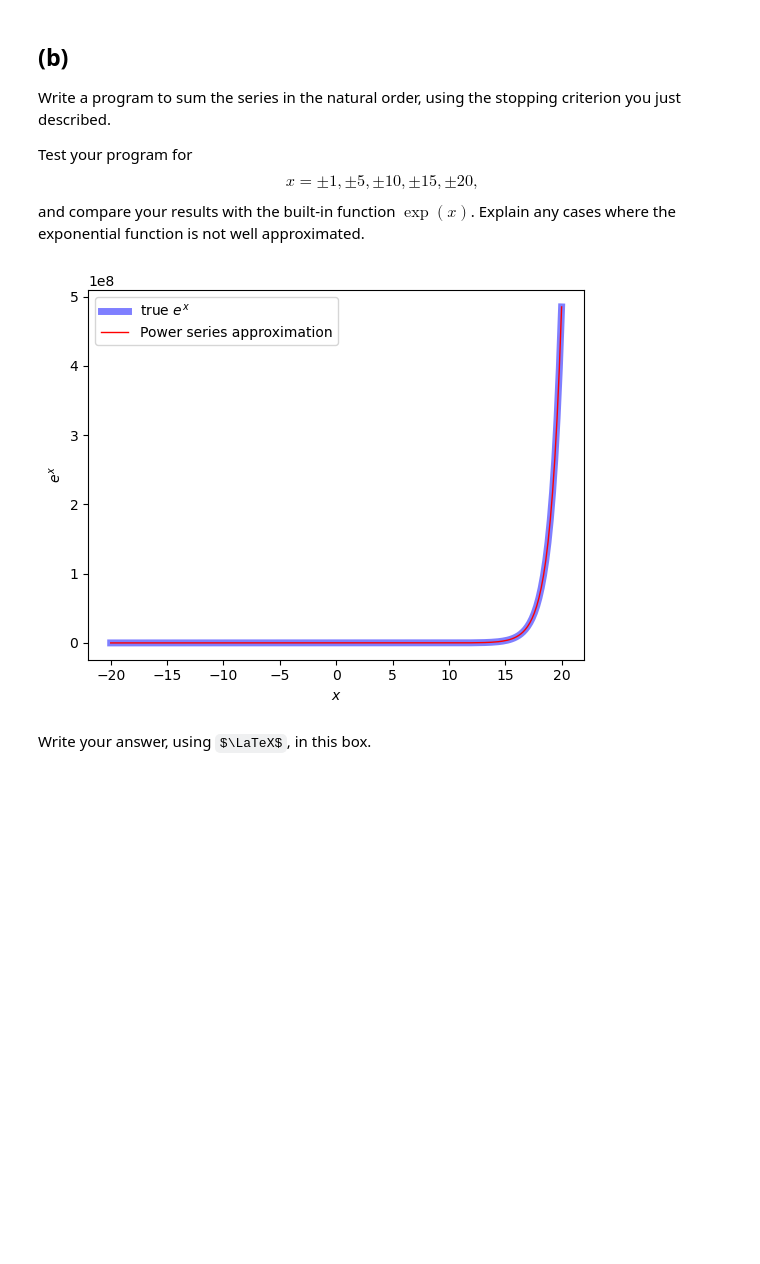
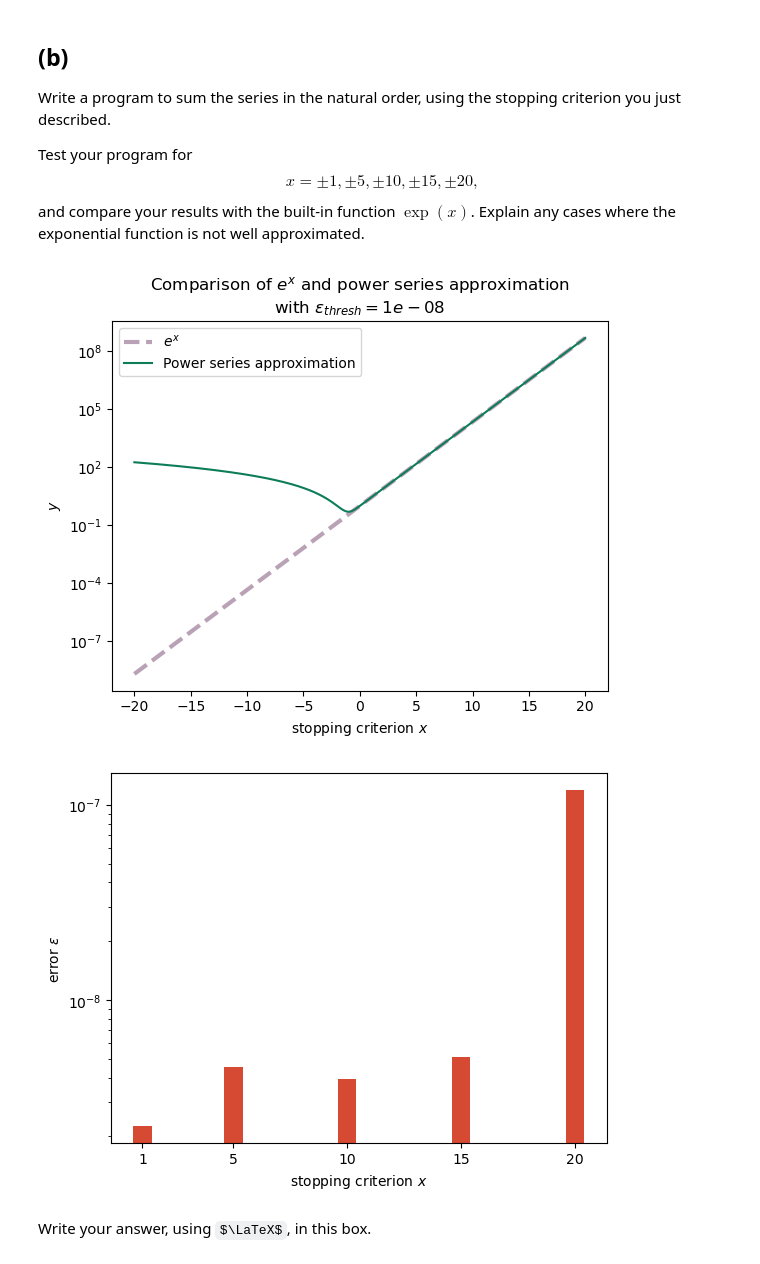
Before and after one commit to jonas4climate/na-assignment1, a Jupyter notebook: hw1_2023.ipynb, the cells around one changed output. Drawn from its saved outputs; the diff is of its cells as text; code cells hidden in the pictures; some formulas as TeX source; blank space fills up the shorter version.

```diff
--- a/hw1_2023.ipynb
+++ b/hw1_2023.ipynb
@@ -20,7 +20,8 @@ import sympy
 import matplotlib.pyplot as plt
 import sys
 # %%
-COLORS_BY_KEY = {'black': '#2B303A', 'green': '#0C7C59', 'blue': '#58A4B0', 'pink': '#9C7A97', 'red': '#D64933'}
+COLORS_BY_KEY = {'black': '#2B303A', 'green': '#0C7C59',
+                 'blue': '#58A4B0', 'pink': '#9C7A97', 'red': '#D64933'}
 COLORS = list(COLORS_BY_KEY.values())
 # %% [markdown]
 -----
@@ -115,35 +119,45 @@ Write a program to sum the series in the natural order, using the stopping crite
 Test your program for $$x = \pm 1, \pm 5, \pm 10, \pm 15, \pm 20 , $$ and compare your results with the built-in function $\exp(x)$. Explain any cases where the exponential function is not well approximated.
 # %%
 x_values = [1, 5, 10, 15, 20]
+epsilon_thresh = 10**-8
+
 
 def pow_series_exp(x):
     total = 1 + x
     i = 2
-    while x**i/factorial(i) > 10**-8:
+    while x**i/factorial(i) > epsilon_thresh:
         total += x**i/factorial(i)
         i += 1
     return total
 
+
 exp_v = np.vectorize(pow_series_exp)
-xs = np.linspace(-20, 20, 200)
+xs = np.linspace(-20, 20, 400)
 y, y_hat = np.exp(xs), exp_v(xs)
 
-plt.plot(xs, y, linewidth=5, color='blue', alpha=0.5)
-plt.plot(xs, y_hat, linewidth=1, color='red')
-plt.xlabel('$x$')
-plt.ylabel('$e^x$')
-plt.legend(['true $e^x$', 'Power series approximation'])
+plt.semilogy(xs, y, linewidth=3, color=COLORS[3], alpha=0.7, linestyle='--')
+plt.semilogy(xs, y_hat, linewidth=1.5, color=COLORS[1])
+plt.xlabel('stopping criterion $x$')
+plt.ylabel('$y$')
+plt.legend(['$e^x$', 'Power series approximation'])
+plt.title('Comparison of $e^x$ and power series approximation\n' +
+          f'with $\\epsilon_{{thresh}}={epsilon_thresh}$')
 plt.show()
 
 errors = []
-
 for x in x_values:
-    result = sum_exp(x)
+    result = pow_series_exp(x)
     errors.append(abs(result-math.exp(x)))
 
-# plt.semilogy(x_values,errors)
+plt.bar(x_values, errors, color=COLORS[4])
+plt.xticks(x_values)
+plt.xlabel('stopping criterion $x$')
+plt.ylabel('error $\\epsilon$')
+plt.yscale('log')
+plt.show()
 # %% [output]
-[figure, old version]
+[figure, new version]
+[figure, added]
 # %% [markdown]
 Write your answer, using $\LaTeX$, in this box.
 # %% [markdown]
```
Also changed, not shown: parts of 4 cells of this notebook.
